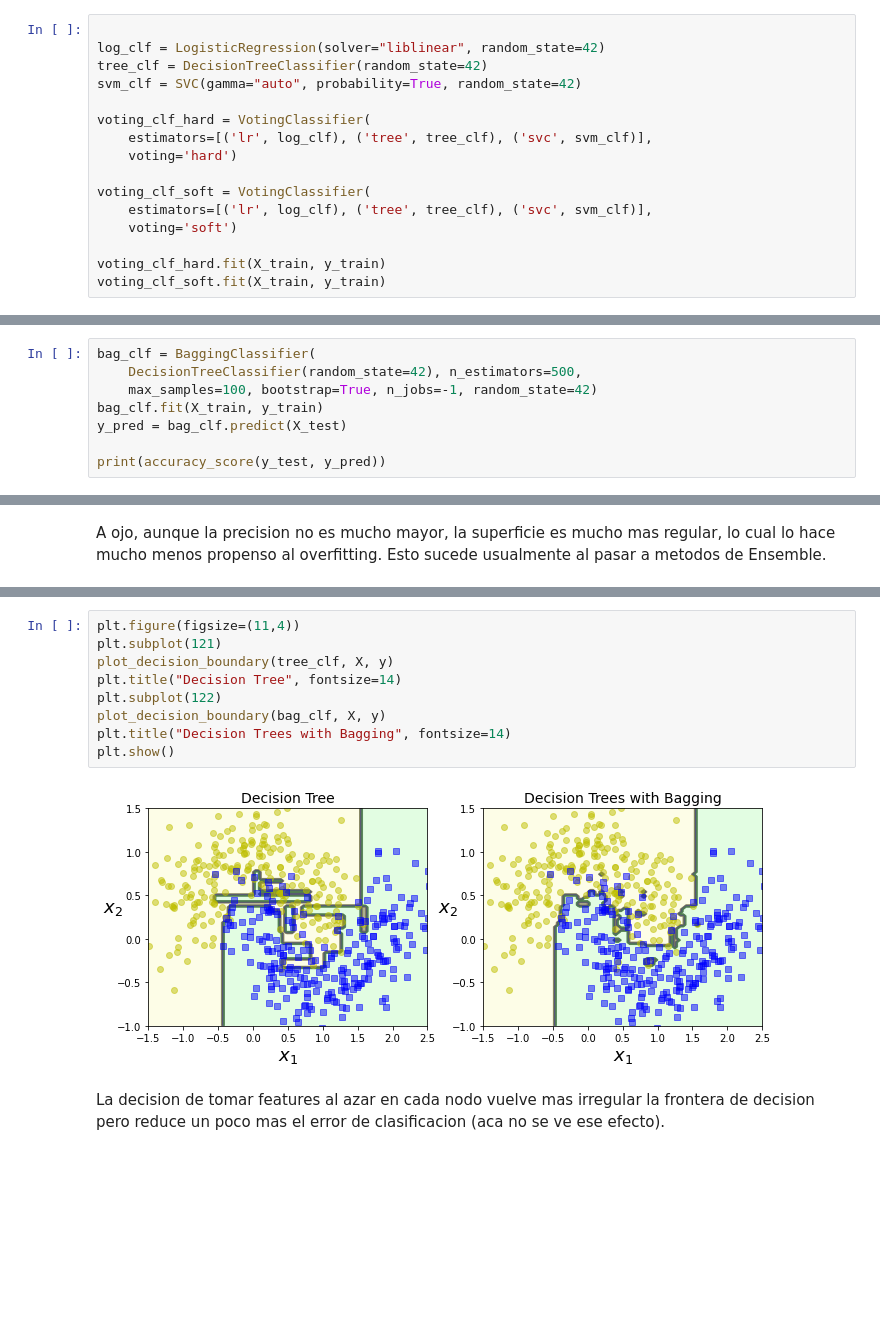
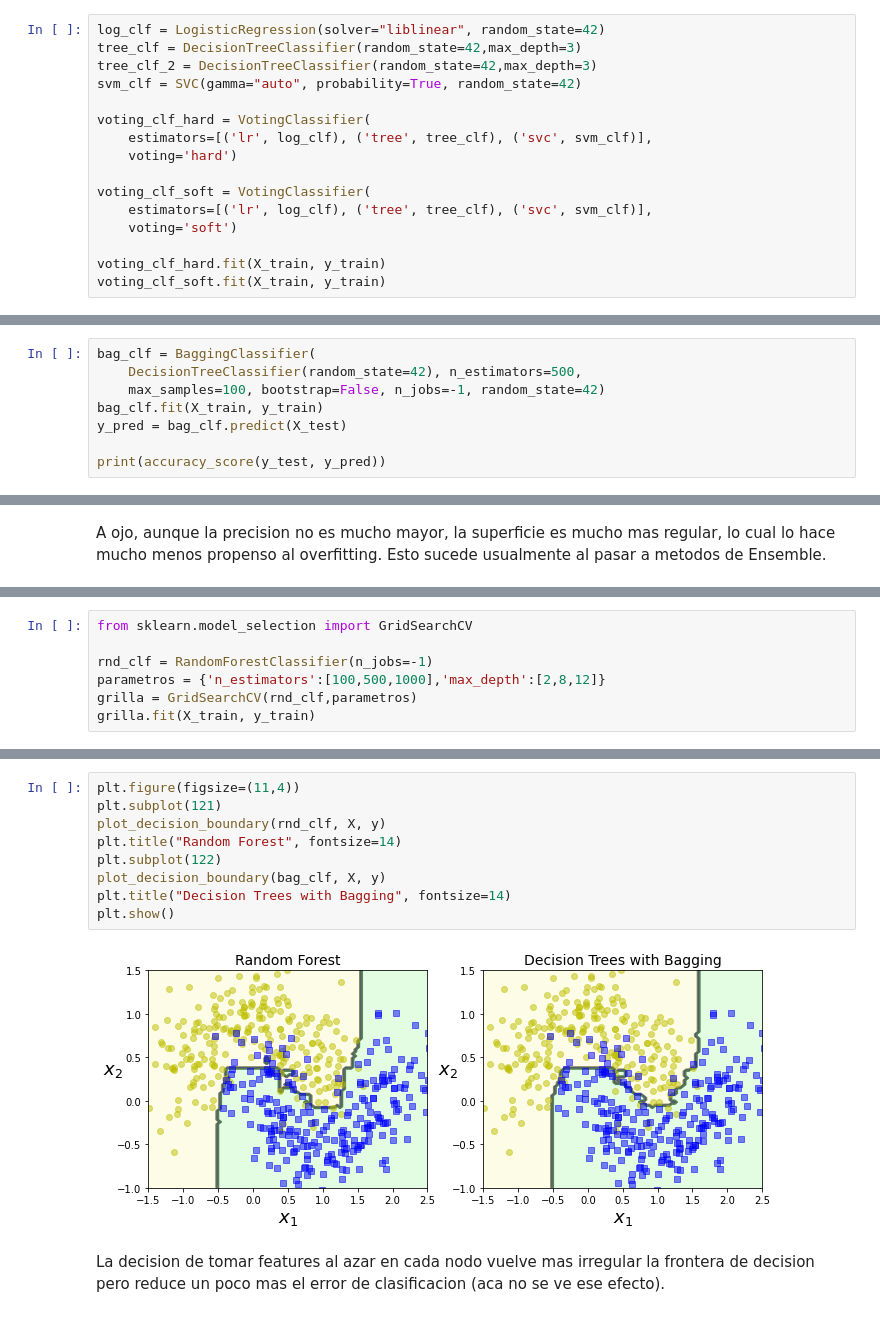
Before and after one commit to JavierGold/ML_UNSAM-2-2020, a Jupyter notebook: 11p_Ensembles.ipynb, the cells around one changed output, grey strips where cells are left out. Saved outputs shown, nothing was run; the diff lists cells and outputs as text; blank space fills up the shorter version.

```diff
--- a/11p_Ensembles.ipynb
+++ b/11p_Ensembles.ipynb
@@ -52,7 +58,7 @@ X_train, X_test, y_train, y_test = train_test_split(X, y, random_state=42)
 # %%
-
 log_clf = LogisticRegression(solver="liblinear", random_state=42)
-tree_clf = DecisionTreeClassifier(random_state=42)
+tree_clf = DecisionTreeClassifier(random_state=42,max_depth=3)
+tree_clf_2 = DecisionTreeClassifier(random_state=42,max_depth=3)
 svm_clf = SVC(gamma="auto", probability=True, random_state=42)
 
 voting_clf_hard = VotingClassifier(
@@ -176,7 +198,7 @@ Apliquemoslo con make_moons. En la implementacion de scikit-learn, se permite ha
 # %%
 bag_clf = BaggingClassifier(
     DecisionTreeClassifier(random_state=42), n_estimators=500,
-    max_samples=100, bootstrap=True, n_jobs=-1, random_state=42)
+    max_samples=100, bootstrap=False, n_jobs=-1, random_state=42)
 bag_clf.fit(X_train, y_train)
 y_pred = bag_clf.predict(X_test)
 
@@ -242,0 +257,7 @@ print(accuracy_score(y_test, y_pred))
+# %%
+from sklearn.model_selection import GridSearchCV
+
+rnd_clf = RandomForestClassifier(n_jobs=-1)
+parametros = {'n_estimators':[100,500,1000],'max_depth':[2,8,12]}
+grilla = GridSearchCV(rnd_clf,parametros)
+grilla.fit(X_train, y_train)
@@ -243,14 +273,14 @@ print(accuracy_score(y_test, y_pred))
 # %%
 plt.figure(figsize=(11,4))
 plt.subplot(121)
-plot_decision_boundary(tree_clf, X, y)
-plt.title("Decision Tree", fontsize=14)
+plot_decision_boundary(rnd_clf, X, y)
+plt.title("Random Forest", fontsize=14)
 plt.subplot(122)
 plot_decision_boundary(bag_clf, X, y)
 plt.title("Decision Trees with Bagging", fontsize=14)
 plt.show()
 # %% [output]
-[figure, old version]
+[figure, new version]
 # %% [markdown]
 La decision de tomar features al azar en cada nodo vuelve mas irregular la frontera de decision pero reduce un poco mas el error de clasificacion (aca no se ve ese efecto).
 # %% [markdown]
```
Also changed, not shown: parts of 12 cells of this notebook.
